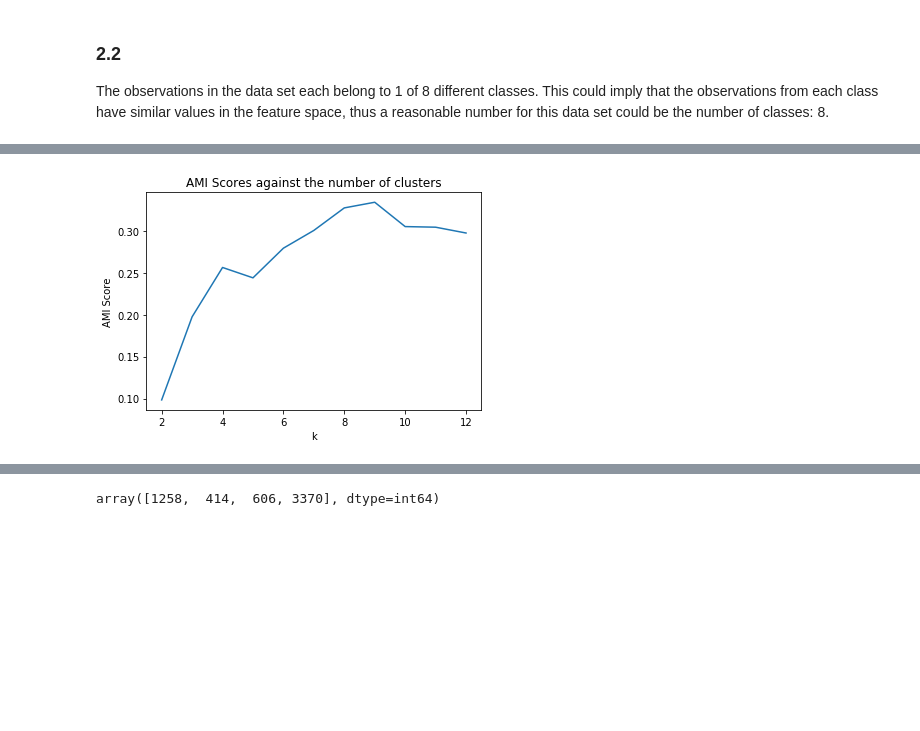
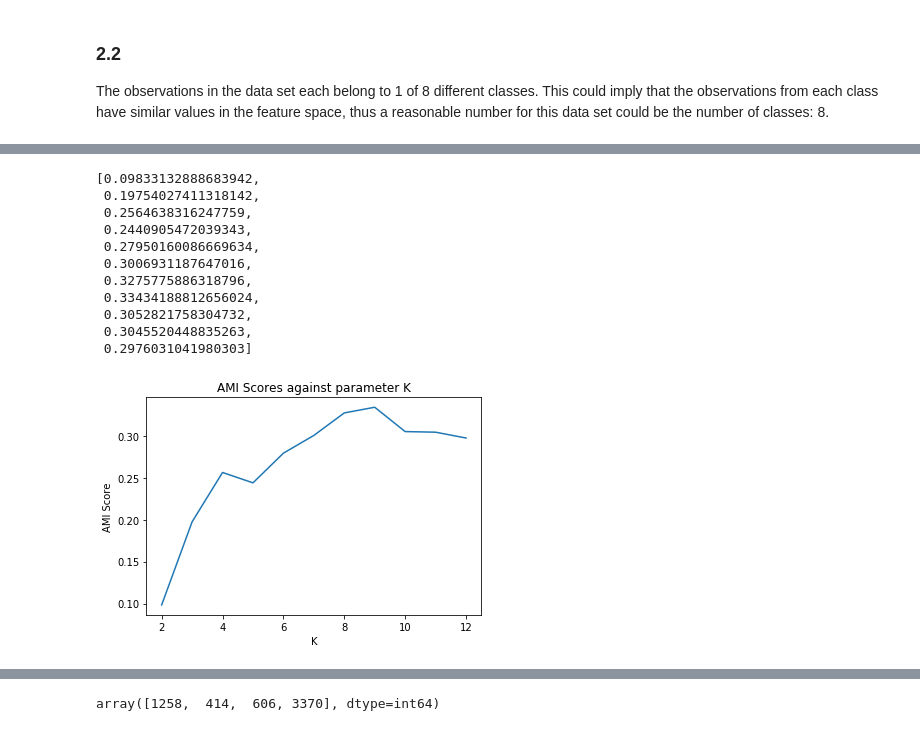
Before and after one commit to highpreef/IAML, a Jupyter notebook: Assignment 2.ipynb, the cells around one changed output, grey strips where cells are left out. Drawn from its saved outputs; the diff is of its cells as text; code cells hidden in the pictures; blank space fills up the shorter version.

```diff
--- a/Assignment 2.ipynb
+++ b/Assignment 2.ipynb
@@ -120,11 +123,23 @@ for i in np.arange(2,13):
     AMI = adjusted_mutual_info_score(y_train, kM.predict(X_train), average_method='max')
     AMIS.append(AMI)
 AMIS
-
-plt.plot(np.arange(2,13), AMIS)
-plt.xlabel('k')
-plt.ylabel('AMI Score')
-plt.title('AMI Scores against the number of clusters')
-plt.show()
 # %% [output]
-[figure, removed]
+[0.09833132888683942,
+ 0.19754027411318142,
+ 0.2564638316247759,
+ 0.2440905472039343,
+ 0.27950160086669634,
+ 0.3006931187647016,
+ 0.3275775886318796,
+ 0.33434188812656024,
+ 0.3052821758304732,
+ 0.3045520448835263,
+ 0.2976031041980303]
+# %%
+plt.plot(np.arange(2,13), AMIS)
+plt.xlabel('K')
+plt.ylabel('AMI Score')
+plt.title('AMI Scores against parameter K')
+plt.show()
+# %% [output]
+[figure, added]
```
Also changed, not shown: parts of 22 cells of this notebook.
